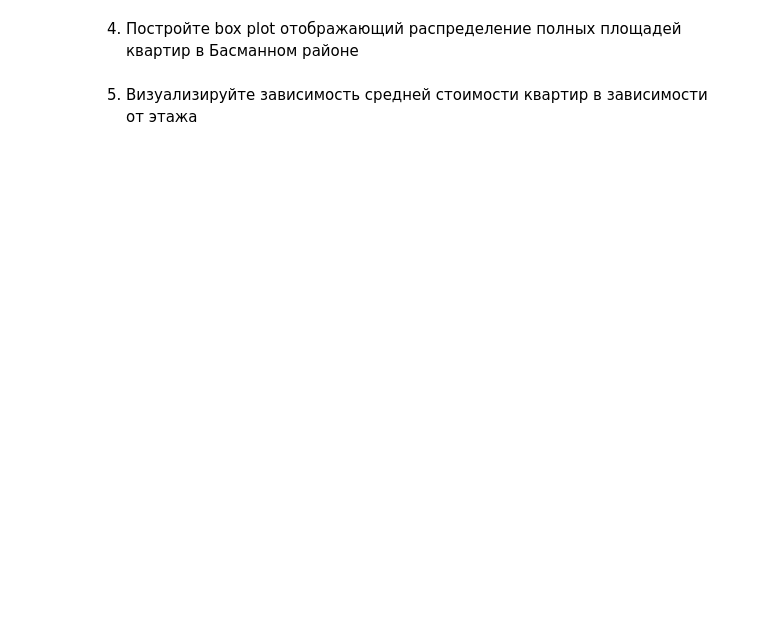
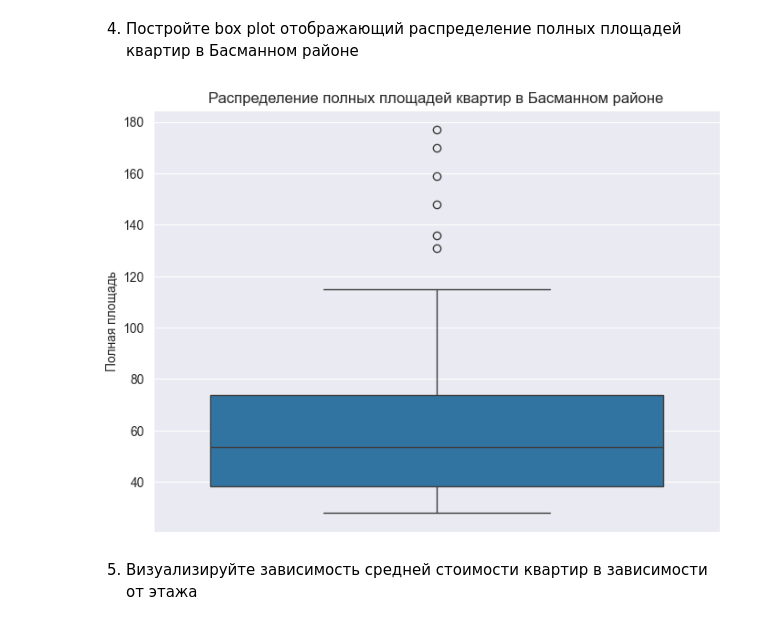
Before and after one commit to al1vel/ml, a Jupyter notebook: Lab1-4.ipynb, the cells around one changed output. Saved outputs shown, nothing was run; the diff lists cells and outputs as text; code cells hidden in the pictures; blank space fills up the shorter version.

```diff
--- a/Lab1-4.ipynb
+++ b/Lab1-4.ipynb
@@ -95,4 +323,16 @@ import pandas as pd
 # %% [markdown]
 4. Постройте box plot отображающий распределение полных площадей квартир в Басманном районе
+# %%
+import seaborn as sns
+
+selection = df[df['sub_area'].str.strip() == 'Basmannoe']
+
+plt.figure(figsize=(8,6))
+sns.boxplot(y=selection['full_sq'])
+plt.title("Распределение полных площадей квартир в Басманном районе")
+plt.ylabel("Полная площадь")
+plt.show()
+# %% [output]
+[figure, added]
 # %% [markdown]
 5. Визуализируйте зависимость средней стоимости квартир в зависимости от этажа
```
Also changed, not shown: parts of 29 cells of this notebook, 1 other file.
